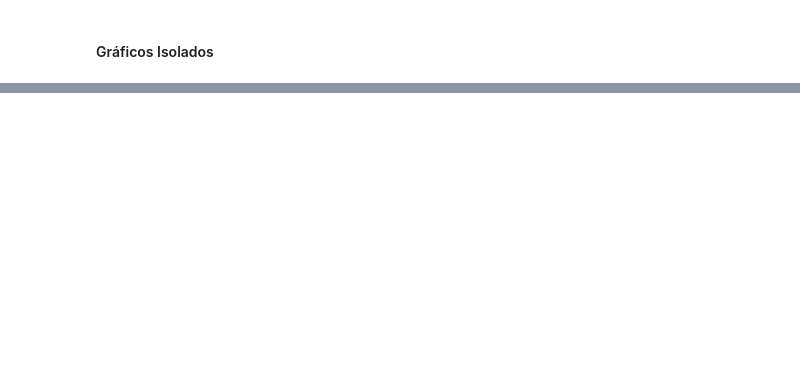
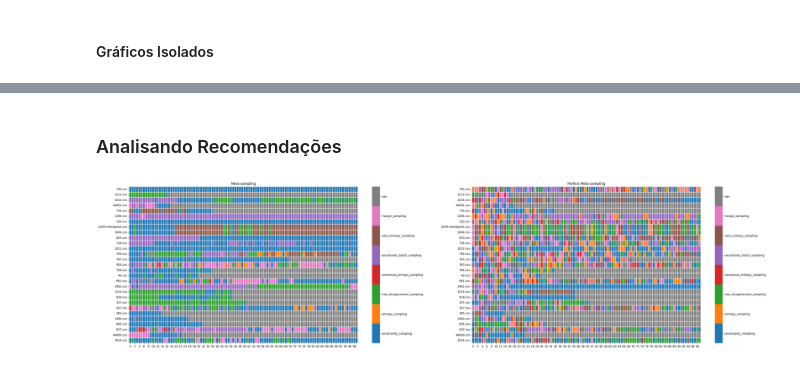
Before and after one commit to gscnogueira/meta-active-learning, a Jupyter notebook: notebooks/experiments/query_strategies_comparisson.ipynb, the cells around one changed output, grey strips where cells are left out. Drawn from its saved outputs; the diff is of its cells as text; code cells hidden in the pictures; blank space fills up the shorter version.

```diff
--- a/notebooks/experiments/query_strategies_comparisson.ipynb
+++ b/notebooks/experiments/query_strategies_comparisson.ipynb
@@ -58 +75,34 @@ def summary_graph(learner_result_files):
+# %%
+import matplotlib.pyplot as plt
+import seaborn as sns
+
+
+def plot_heat_maps(result_files):
+    df = pd.concat([pd.read_csv(f, index_col=0).filter(like='choice') for f in result_files], axis=1)
+    value_to_int = {j:i for i, j in enumerate(pd.unique(df.values.ravel()))}
+    cmap = sns.color_palette(n_colors=len(value_to_int))
+
+    fig, axs = plt.subplots(1,2)
+    fig.set_size_inches(40,10)
+    plot_heat_map(df['meta_sampling_choice'], axs[0], 'Meta-sampling', result_files, value_to_int, cmap)
+    plot_heat_map(df['perfect_sampling_choice'], axs[1], 'Perfect Meta-sampling', result_files, value_to_int, cmap)
+
+
+def plot_heat_map(df, ax, title, result_files, value_to_int, cmap):
+
+    new_columns = [os.path.basename(f) for f in result_files]
+    new_df = df.replace(value_to_int)
+    new_df.columns = new_columns
+
+
+    sns.heatmap(new_df.T, cmap=cmap, linewidth=.1,ax=ax)
+
+
+    colorbar = ax.collections[0].colorbar
+    n = len(value_to_int)
+    r = colorbar.vmax - colorbar.vmin
+    colorbar.set_ticks([colorbar.vmin + r / n * (0.5 + i) for i in range(n)])
+    colorbar.set_ticklabels(list(value_to_int.keys()))
+
+    ax.set_title(title)
 # %% [markdown]
@@ -112,0 +125,2 @@ pd.concat([pd.read_csv(f)for f in knn_results], axis=1)['meta_sampling_choice']
+# %% [markdown]
+### Analisando Recomendações
@@ -112,0 +129,4 @@ pd.concat([pd.read_csv(f)for f in knn_results], axis=1)['meta_sampling_choice']
+# %%
+plot_heat_maps(knn_results)
+# %% [output]
+[figure, added]
```
Also changed, not shown: parts of 14 cells of this notebook.
